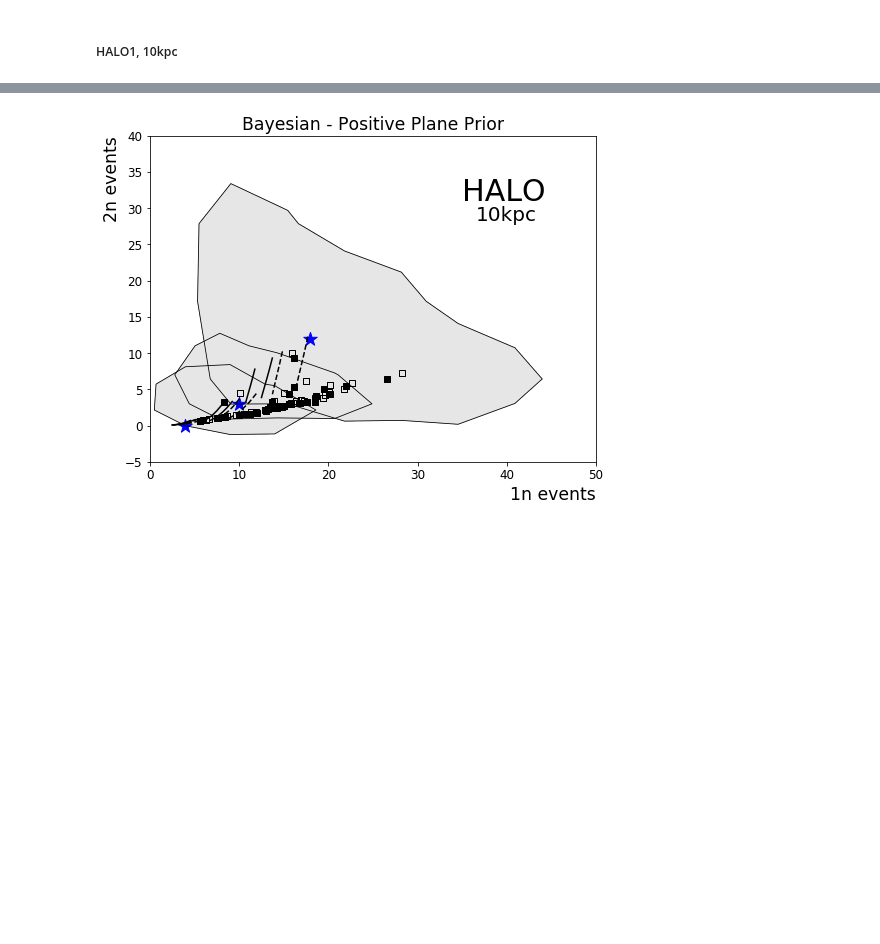
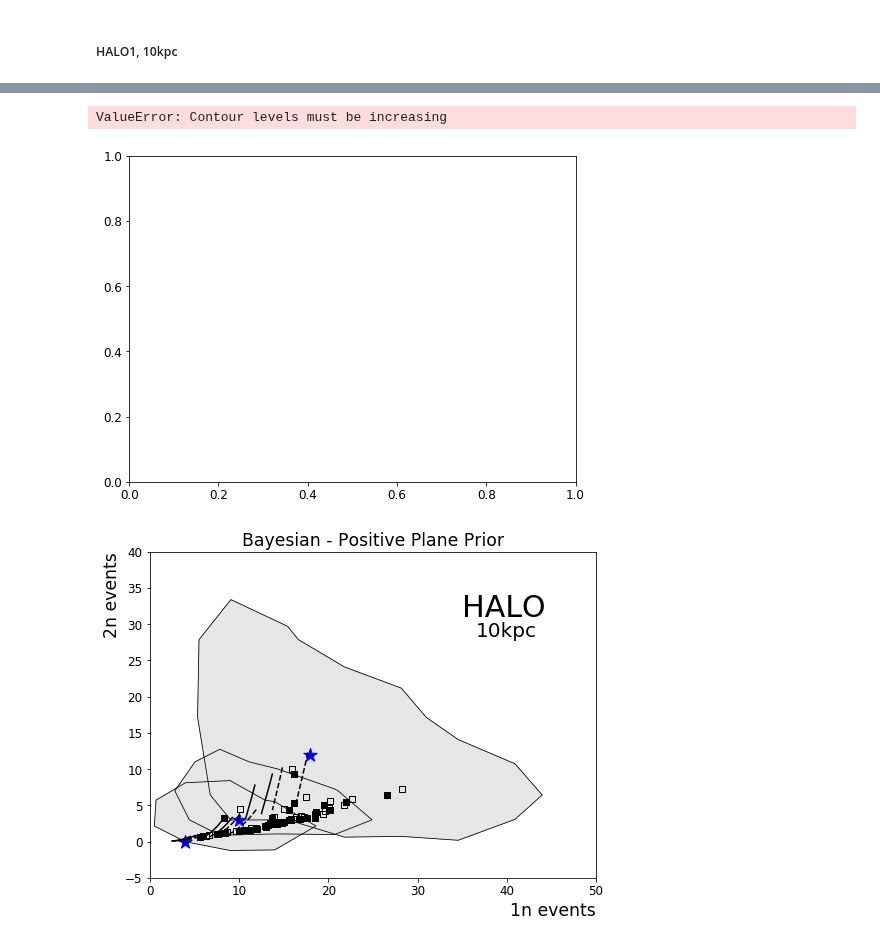
Before and after one commit to jfcrenshaw/halo, a Jupyter notebook: unfolding_plots.ipynb, the cells around one changed output, grey strips where cells are left out. Cells and saved outputs as stored; diff of their text form; code cells hidden in the pictures; blank space fills up the shorter version.

```diff
--- a/unfolding_plots.ipynb
+++ b/unfolding_plots.ipynb
@@ -300,15 +308,19 @@ h1_10kpc_10v3_1n,  h1_10kpc_10v3_2n  = np.load(unfolded_location+'halo1_10kpc_10
 h1_10kpc_4v0_1n,   h1_10kpc_4v0_2n   = np.load(unfolded_location+'halo1_10kpc_4v0_unfolded_bayesian_PP.npy')
 # %%
 # HALO 1, 10kpc, 18v12
-xmin = -10; xmax = 60; ymin = -15; ymax = 60
-xres = 12j; yres = 8j
-oneN_, twoN_ = density_cut(h1_10kpc_18v12_1n,h1_10kpc_18v12_2n,xmin,xmax,ymin,ymax,xres,yres,trim=True,cut=0.05)
-oneN__ = [i+5 for i in oneN_]
-xBpp2_1,yBpp2_1,zBpp2_1,cutBpp2_1 = density_cut(oneN__,twoN_,xmin,xmax,ymin,ymax,xres,yres,cut=0.2)
-#fig,ax = plt.subplots(1,1,figsize=figsize)
-#contours(xBpp2_1,yBpp2_1,zBpp2_1,cutBpp2_1,ax)
-#scatter(h1_10kpc_18v12_1n,h1_10kpc_18v12_2n,ax)
-#scatter(oneN_,twoN_,ax)
+xmin = -10; xmax = 100; ymin = -15; ymax = 80
+xres = 40j; yres = 40j
+oneN_, twoN_ = density_cut(h1_10kpc_18v12_1n,h1_10kpc_18v12_2n,xmin,xmax,ymin,ymax,xres,yres,trim=True,cut=0.1)
+#oneN__ = [i+5 for i in oneN_]
+xres = 15j; yres = 15j
+xBpp2_1,yBpp2_1,zBpp2_1,cutBpp2_1 = density_cut(oneN_,twoN_,xmin,xmax,ymin,ymax,xres,yres,cut=0)
+fig,ax = plt.subplots(1,1,figsize=figsize)
+contours(xBpp2_1,yBpp2_1,zBpp2_1,cutBpp2_1,ax)
+scatter(h1_10kpc_18v12_1n,h1_10kpc_18v12_2n,ax)
+scatter(oneN_,twoN_,ax)
+# %% [output]
+ValueError: Contour levels must be increasing
+[figure, added]
 # %%
 # HALO 1, 10kpc, 10vs3
 xmin = -5; xmax = 40; ymin = -5; ymax = 15
```
Also changed, not shown: parts of 5 cells of this notebook, 1 other file.
